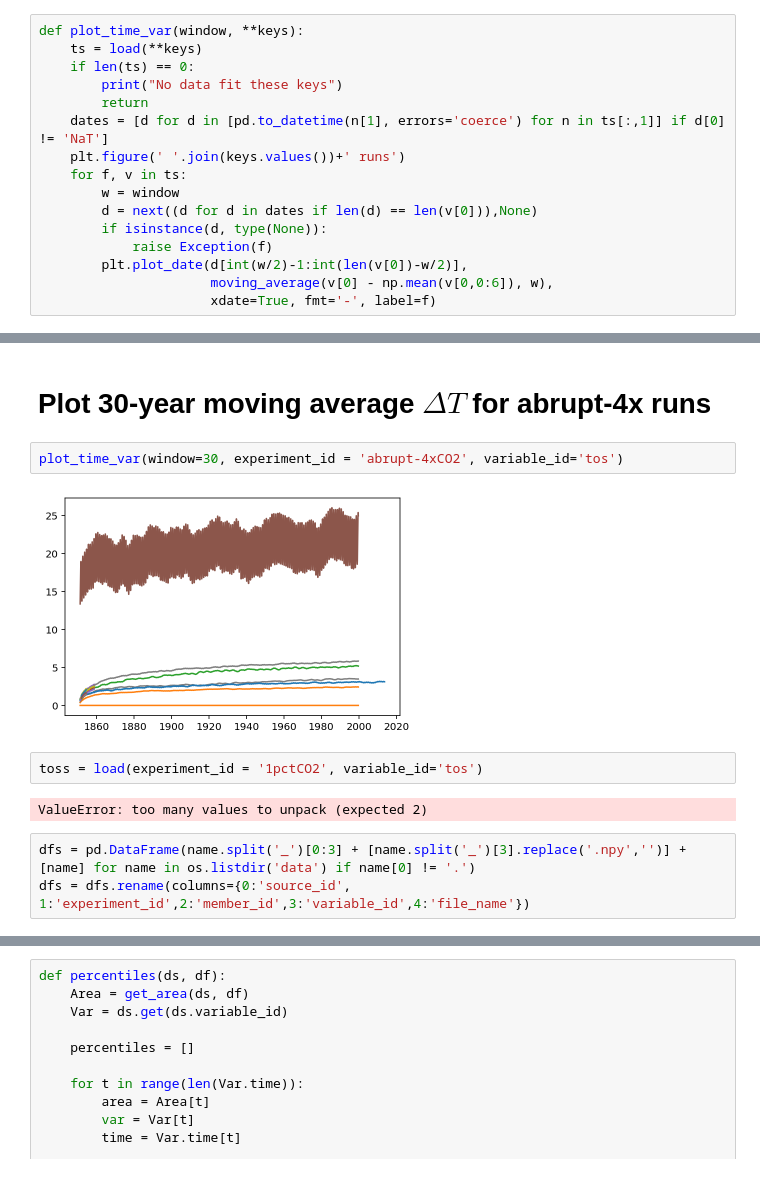
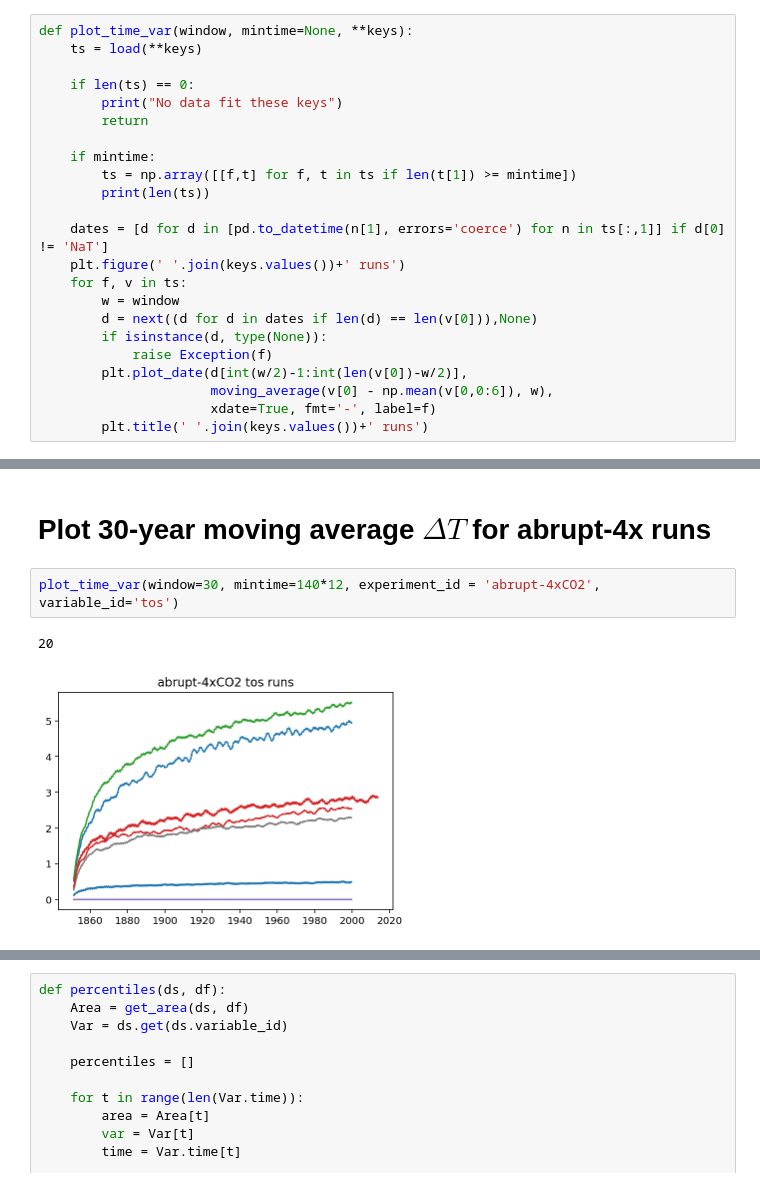
Before and after one commit to galenphall/pangeo_tests, a Jupyter notebook: analysis.ipynb, the cells around one changed output, grey strips where cells are left out. Cells and saved outputs as stored; diff of their text form.

```diff
--- a/analysis.ipynb
+++ b/analysis.ipynb
@@ -39,11 +39,17 @@ def load(**keys):
     ns = np.array([[f, np.load('data/'+f, allow_pickle = True)] for f in ndfs.file_name])
     return ns
 # %%
-def plot_time_var(window, **keys):
+def plot_time_var(window, mintime=None, **keys):
     ts = load(**keys)
+
     if len(ts) == 0:
         print("No data fit these keys")
         return
+
+    if mintime:
+        ts = np.array([[f,t] for f, t in ts if len(t[1]) >= mintime])
+        print(len(ts))
+
     dates = [d for d in [pd.to_datetime(n[1], errors='coerce') for n in ts[:,1]] if d[0] != 'NaT']
     plt.figure(' '.join(keys.values())+' runs')
     for f, v in ts:
@@ -54,6 +60,7 @@ def plot_time_var(window, **keys):
         plt.plot_date(d[int(w/2)-1:int(len(v[0])-w/2)],
                       moving_average(v[0] - np.mean(v[0,0:6]), w),
                       xdate=True, fmt='-', label=f)
+        plt.title(' '.join(keys.values())+' runs')
 # %% [markdown]
 Plot 30-year moving average $\Delta T$  for 1pctCO2 runs
 =======
@@ -65,13 +72,7 @@ TypeError: 'NaTType' object does not support indexing
 Plot 30-year moving average $\Delta T$  for abrupt-4x runs
 =======
 # %%
-plot_time_var(window=30, experiment_id = 'abrupt-4xCO2', variable_id='tos')
+plot_time_var(window=30, mintime=140*12, experiment_id = 'abrupt-4xCO2', variable_id='tos')
 # %% [output]
+20
-[figure, old version]
+[figure, new version]
-# %%
-toss = load(experiment_id = '1pctCO2', variable_id='tos')
-# %% [output]
-ValueError: too many values to unpack (expected 2)
-# %%
-dfs = pd.DataFrame(name.split('_')[0:3] + [name.split('_')[3].replace('.npy','')] + [name] for name in os.listdir('data') if name[0] != '.')
-dfs = dfs.rename(columns={0:'source_id', 1:'experiment_id',2:'member_id',3:'variable_id',4:'file_name'})
```
Also changed, not shown: parts of 3 cells of this notebook, 17 other files.
